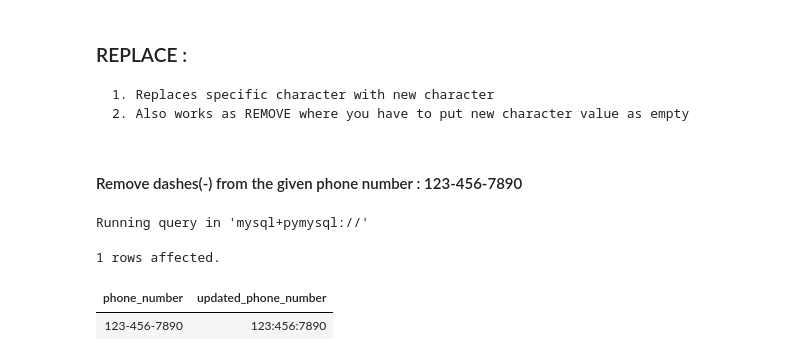
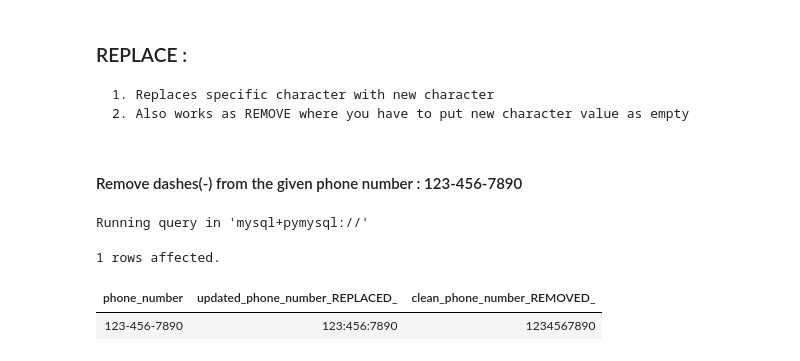
Before and after one commit to the-naman/Learn, a Jupyter notebook: SQL/SQL by Barra/My Notes/06. I - Row-Level Functions.ipynb, the cells around one changed output. Drawn from its saved outputs; the diff is of its cells as text; code cells hidden in the pictures.

```diff
--- a/SQL/SQL by Barra/My Notes/06. I - Row-Level Functions.ipynb
+++ b/SQL/SQL by Barra/My Notes/06. I - Row-Level Functions.ipynb
@@ -161,9 +161,10 @@ Running query in 'mysql+pymysql://'
 # %%
 %%sql
 select '123-456-7890' as phone_number,
-replace ('123-456-7890', '-', ':') as updated_phone_number;
+replace ('123-456-7890', '-', ':') as updated_phone_number_REPLACED_,
+replace ('123-456-7890', '-', '') as clean_phone_number_REMOVED_;
 # %% [output]
 Running query in 'mysql+pymysql://'
 1 rows affected.
-| phone_number | updated_phone_number |
-| 123-456-7890 | 123:456:7890 |
+| phone_number | updated_phone_number_REPLACED_ | clean_phone_number_REMOVED_ |
+| 123-456-7890 | 123:456:7890 | 1234567890 |
```
